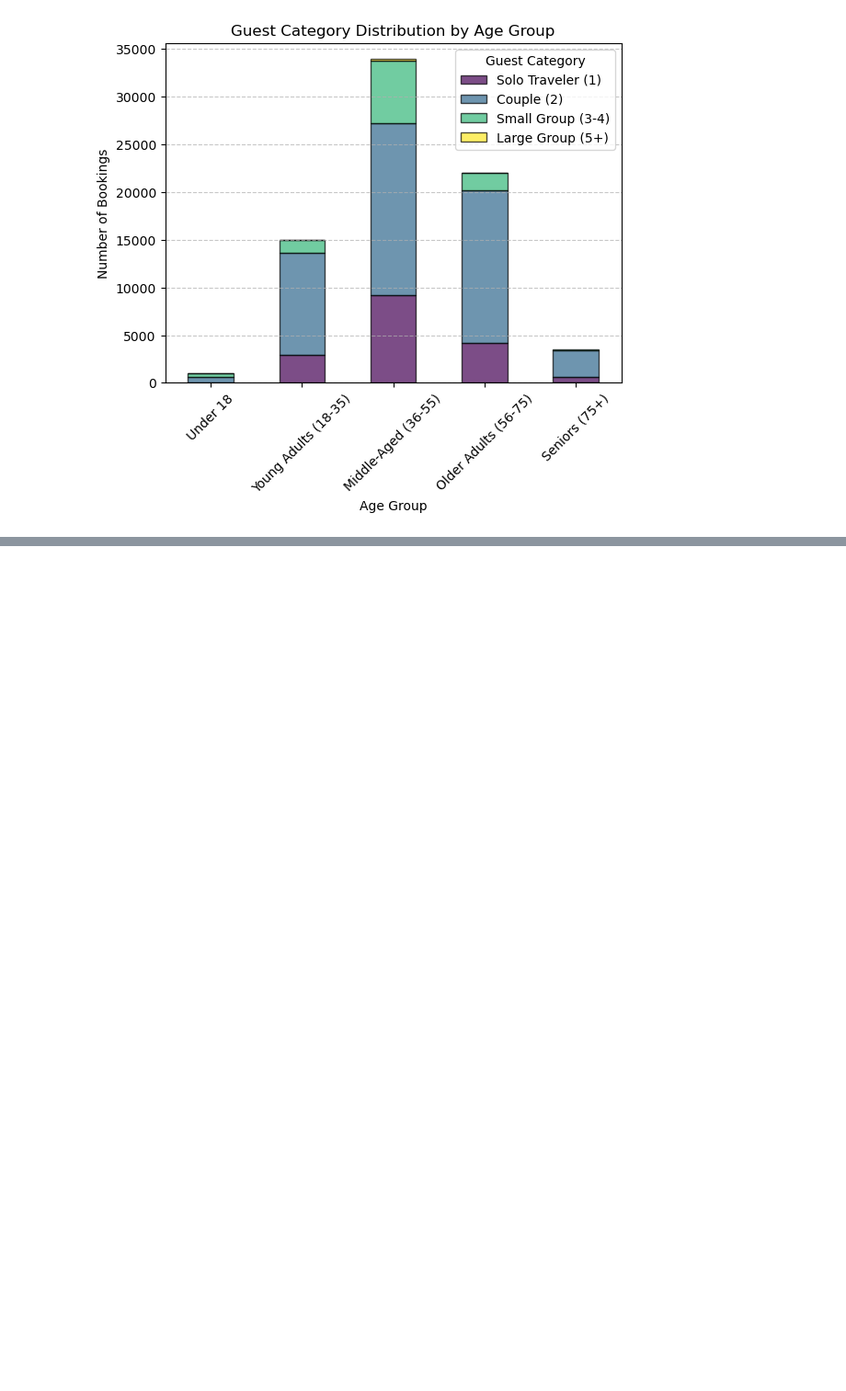
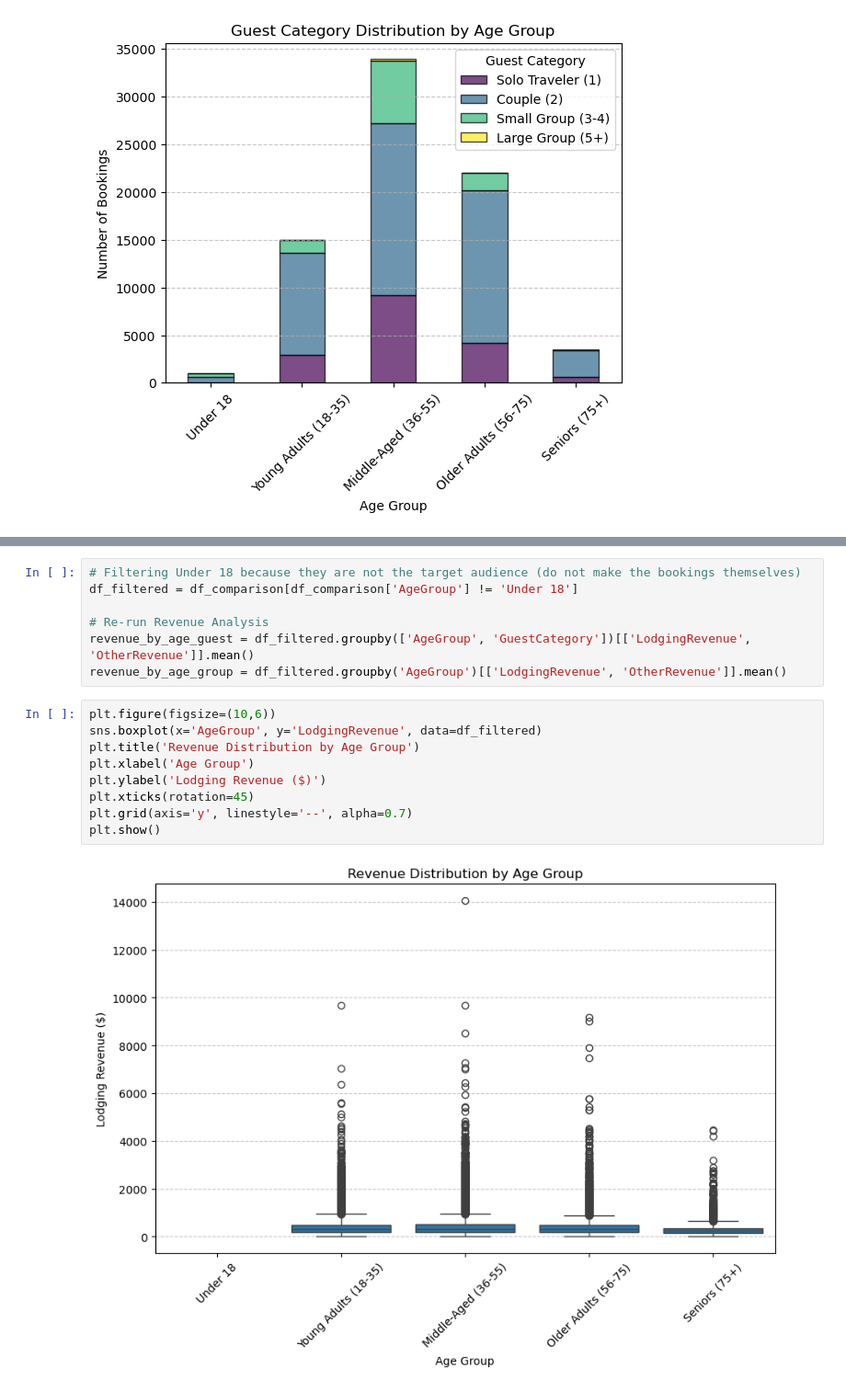
Before and after one commit to RubenCMarques/Hotel-Customer-Segmentation, a Jupyter notebook: Notebooks/Main_notebook.ipynb, the cells around one changed output, grey strips where cells are left out. Shown at 92% size. Saved outputs shown, nothing was run; the diff lists cells and outputs as text; blank space fills up the shorter version.

```diff
--- a/Notebooks/Main_notebook.ipynb
+++ b/Notebooks/Main_notebook.ipynb
@@ -1028,0 +1056,18 @@ plt.show()
+# %%
+# Filtering Under 18 because they are not the target audience (do not make the bookings themselves)
+df_filtered = df_comparison[df_comparison['AgeGroup'] != 'Under 18']
+
+# Re-run Revenue Analysis
+revenue_by_age_guest = df_filtered.groupby(['AgeGroup', 'GuestCategory'])[['LodgingRevenue', 'OtherRevenue']].mean()
+revenue_by_age_group = df_filtered.groupby('AgeGroup')[['LodgingRevenue', 'OtherRevenue']].mean()
+# %%
+plt.figure(figsize=(10,6))
+sns.boxplot(x='AgeGroup', y='LodgingRevenue', data=df_filtered)
+plt.title('Revenue Distribution by Age Group')
+plt.xlabel('Age Group')
+plt.ylabel('Lodging Revenue ($)')
+plt.xticks(rotation=45)
+plt.grid(axis='y', linestyle='--', alpha=0.7)
+plt.show()
+# %% [output]
+[figure, added]
```
Also changed, not shown: parts of 6 cells of this notebook.
